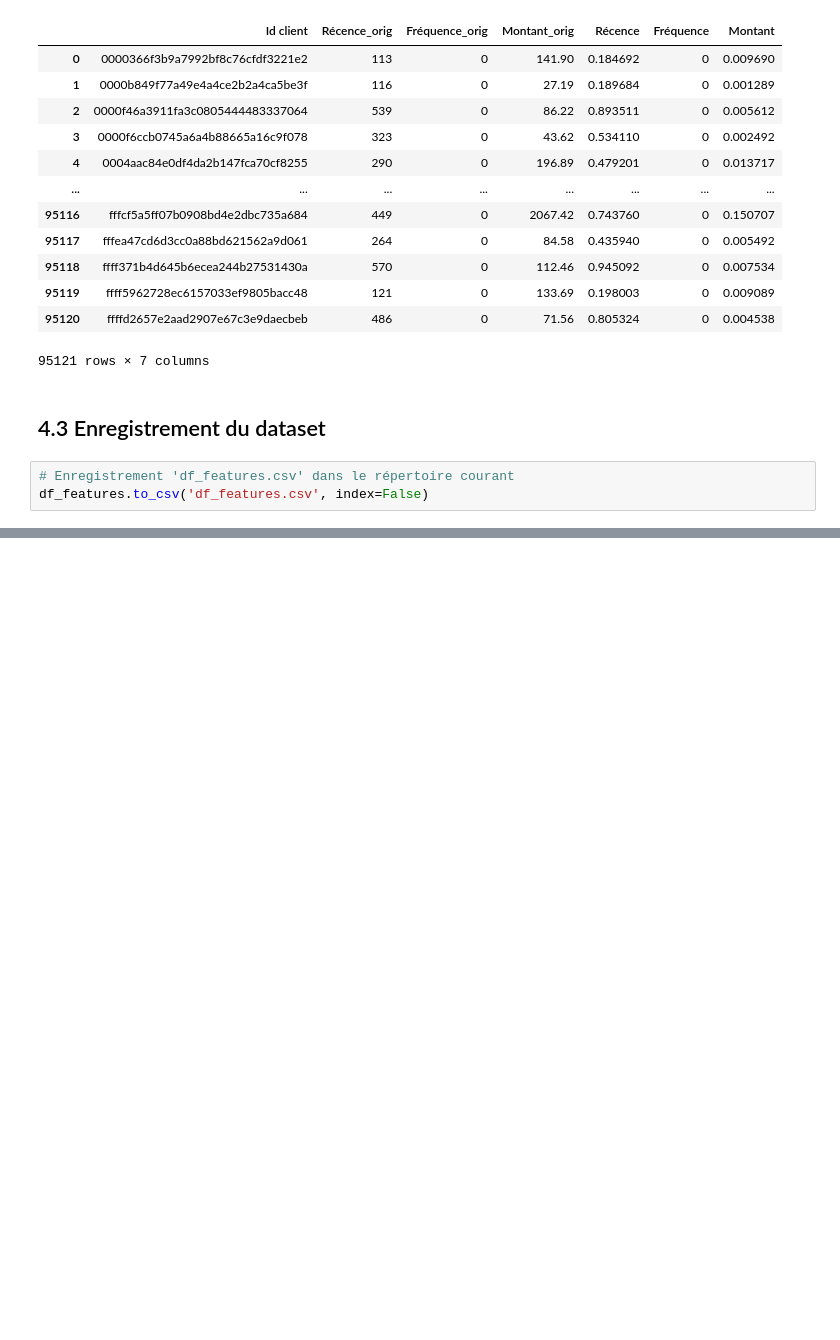
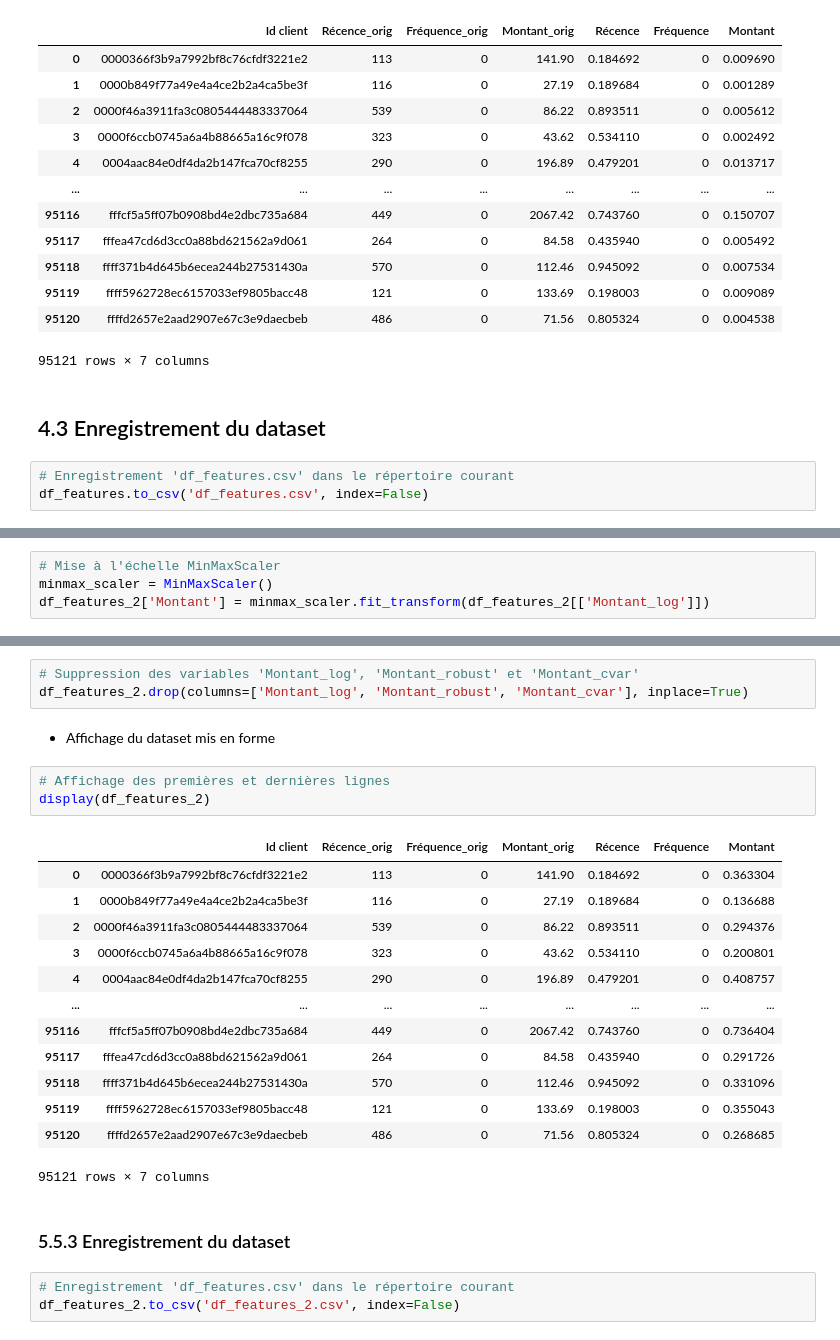
Before and after one commit to Christophe-Aballea/OC_projet5_Segmentez_des_clients_d_un_site_ecommerce, a Jupyter notebook: P05_Notebook2_Feature_ingineering.ipynb, the cells around one changed output, grey strips where cells are left out. Cells and saved outputs as stored; diff of their text form; blank space fills up the shorter version.

```diff
--- a/P05_Notebook2_Feature_ingineering.ipynb
+++ b/P05_Notebook2_Feature_ingineering.ipynb
@@ -1431,0 +1494,4 @@ df_features.to_csv('df_features.csv', index=False)
+# %%
+# Mise à l'échelle MinMaxScaler
+minmax_scaler = MinMaxScaler()
+df_features_2['Montant'] = minmax_scaler.fit_transform(df_features_2[['Montant_log']])
@@ -1431,0 +1500,27 @@ df_features.to_csv('df_features.csv', index=False)
+# %%
+# Suppression des variables 'Montant_log', 'Montant_robust' et 'Montant_cvar'
+df_features_2.drop(columns=['Montant_log', 'Montant_robust', 'Montant_cvar'], inplace=True)
+# %% [markdown]
+* Affichage du dataset mis en forme
+# %%
+# Affichage des premières et dernières lignes
+display(df_features_2)
+# %% [output]
+|  | Id client | Récence_orig | Fréquence_orig | Montant_orig | Récence | Fréquence | Montant |
+| 0 | 0000366f3b9a7992bf8c76cfdf3221e2 | 113 | 0 | 141.90 | 0.184692 | 0 | 0.363304 |
+| 1 | 0000b849f77a49e4a4ce2b2a4ca5be3f | 116 | 0 | 27.19 | 0.189684 | 0 | 0.136688 |
+| 2 | 0000f46a3911fa3c0805444483337064 | 539 | 0 | 86.22 | 0.893511 | 0 | 0.294376 |
+| 3 | 0000f6ccb0745a6a4b88665a16c9f078 | 323 | 0 | 43.62 | 0.534110 | 0 | 0.200801 |
+| 4 | 0004aac84e0df4da2b147fca70cf8255 | 290 | 0 | 196.89 | 0.479201 | 0 | 0.408757 |
+| ... | ... | ... | ... | ... | ... | ... | ... |
+| 95116 | fffcf5a5ff07b0908bd4e2dbc735a684 | 449 | 0 | 2067.42 | 0.743760 | 0 | 0.736404 |
+| 95117 | fffea47cd6d3cc0a88bd621562a9d061 | 264 | 0 | 84.58 | 0.435940 | 0 | 0.291726 |
+| 95118 | ffff371b4d645b6ecea244b27531430a | 570 | 0 | 112.46 | 0.945092 | 0 | 0.331096 |
+| 95119 | ffff5962728ec6157033ef9805bacc48 | 121 | 0 | 133.69 | 0.198003 | 0 | 0.355043 |
+| 95120 | ffffd2657e2aad2907e67c3e9daecbeb | 486 | 0 | 71.56 | 0.805324 | 0 | 0.268685 |
+95121 rows × 7 columns
+# %% [markdown]
+### 5.5.3 Enregistrement du dataset
+# %%
+# Enregistrement 'df_features.csv' dans le répertoire courant
+df_features_2.to_csv('df_features_2.csv', index=False)
```
Also changed, not shown: parts of 25 cells of this notebook, 1 other file.
